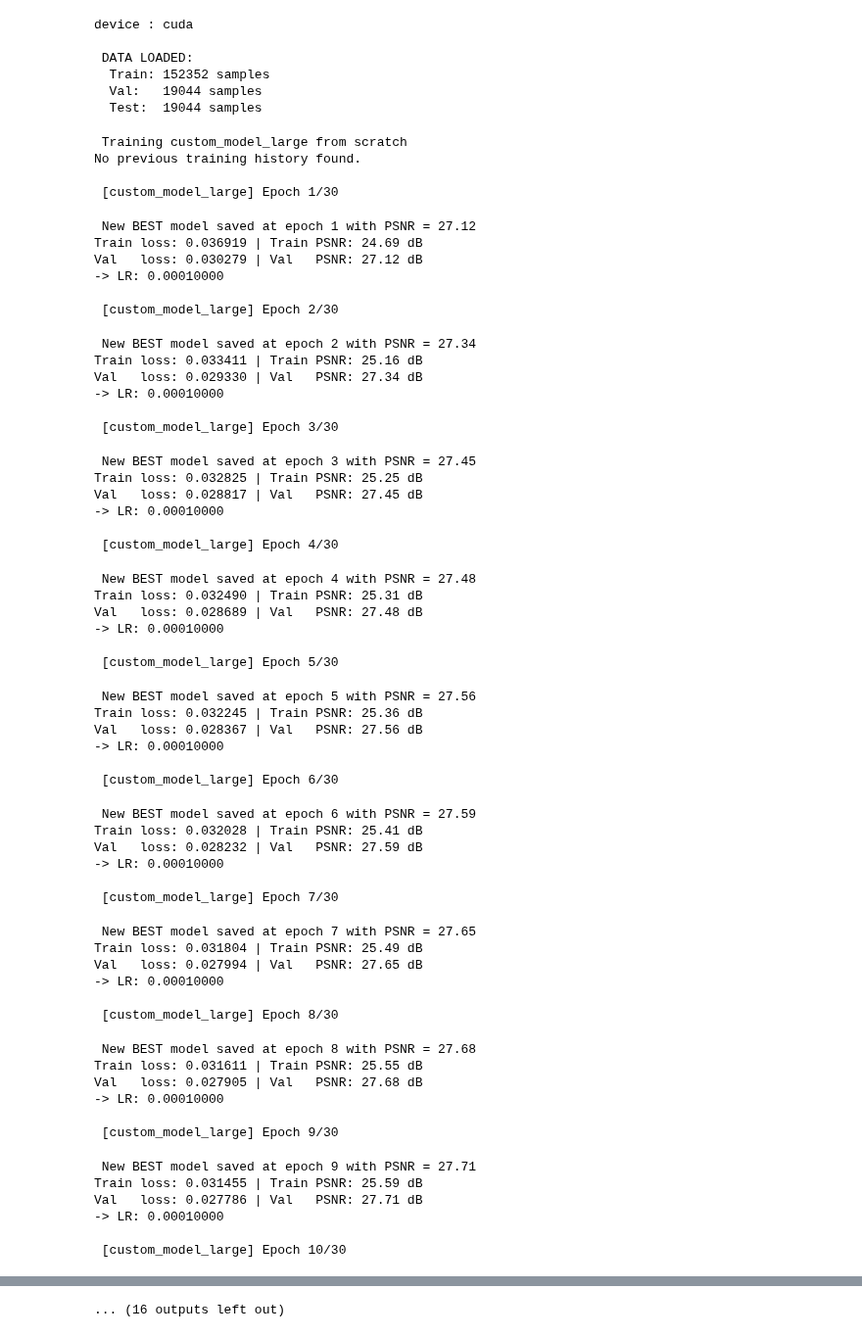
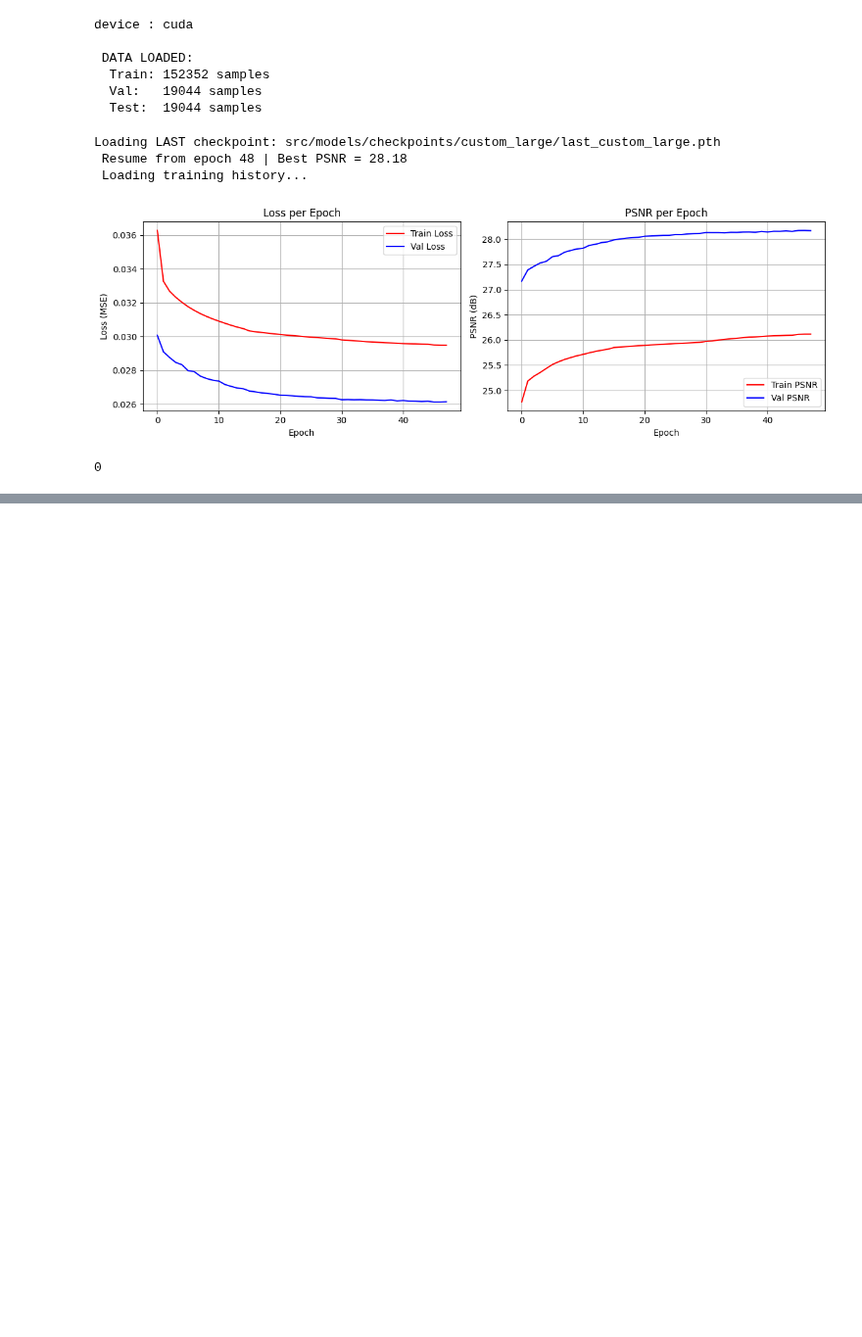
Before and after one commit to NadiYasser/Satellite_Super_Resulotion0, a Jupyter notebook: notebooks/said/large_said.ipynb, the cells around one changed output, grey strips where cells are left out. Shown at 98% size. Saved outputs shown, nothing was run; the diff lists cells and outputs as text; code cells hidden in the pictures; blank space fills up the shorter version.

```diff
--- a/notebooks/said/large_said.ipynb
+++ b/notebooks/said/large_said.ipynb
@@ -36,7 +36,7 @@ use_aug        = CONFIG["training"].get("use_augmentation", True)
 # HYPERPARAMS FROM CONFIG
 lr              = 0.0001 #CONFIG["training"]["lr"]
 weight_decay    = 0
-num_epochs      = 50 #CONFIG["training"]["epochs"]
+num_epochs      = 30 #CONFIG["training"]["epochs"]
 step_size       = 30 #CONFIG["training"]["scheduler_step_size"]
 gamma           = 0.5 #CONFIG["training"]["scheduler_gamma"]
 
@@ -50,7 +50,9 @@ train_loader, val_loader, test_loader = create_loaders(
     use_augmentation=use_aug
 )
 
-model_large = Custom_model(n_HF_blocks=8,n_MS_blocks=2,n_LF_blocks=16).to(device)
+# model_large = Custom_model(n_HF_blocks=8,n_MS_blocks=2,n_LF_blocks=16).to(device)
+model_large = Custom_model(n_HF_blocks=12,n_MS_blocks=4,n_LF_blocks=20).to(device)
+
 
 criterion = nn.L1Loss()
 optimizer = optim.Adam(model_large.parameters(), lr=lr, betas=(0.9, 0.999), weight_decay=weight_decay)
@@ -67,81 +69,28 @@ device : cuda
   Val:   19044 samples
   Test:  19044 samples
 # %%
-num_epochs=30
+num_epochs=0
 train_model_sr(
     model=model_large,
     model_name="custom_model_large",
     train_loader=train_loader,
     val_loader=val_loader,
     device=device,
     criterion=criterion,
     optimizer=optimizer,
     scheduler=scheduler,
     num_epochs=num_epochs,
     scale_factor=4,
     model_requires_upscale=False,
     best_model_path=best_model_path,
     last_model_path=last_model_path,
-    mode="scratch",
+    mode="resume",
     history_path=history_path,
     use_amp=True
 )
 # %% [output]
- Training custom_model_large from scratch
-No previous training history found.
-
- [custom_model_large] Epoch 1/30
+Loading LAST checkpoint: src/models/checkpoints/custom_large/last_custom_large.pth
+ Resume from epoch 48 | Best PSNR = 28.18
+ Loading training history...
+[figure, added]
- New BEST model saved at epoch 1 with PSNR = 27.12
-Train loss: 0.036919 | Train PSNR: 24.69 dB
-Val   loss: 0.030279 | Val   PSNR: 27.12 dB
--> LR: 0.00010000
-
- [custom_model_large] Epoch 2/30
+0
- New BEST model saved at epoch 2 with PSNR = 27.34
-Train loss: 0.033411 | Train PSNR: 25.16 dB
-Val   loss: 0.029330 | Val   PSNR: 27.34 dB
--> LR: 0.00010000
-
- [custom_model_large] Epoch 3/30
- New BEST model saved at epoch 3 with PSNR = 27.45
-Train loss: 0.032825 | Train PSNR: 25.25 dB
-Val   loss: 0.028817 | Val   PSNR: 27.45 dB
--> LR: 0.00010000
-
- [custom_model_large] Epoch 4/30
- New BEST model saved at epoch 4 with PSNR = 27.48
-Train loss: 0.032490 | Train PSNR: 25.31 dB
-Val   loss: 0.028689 | Val   PSNR: 27.48 dB
--> LR: 0.00010000
-
- [custom_model_large] Epoch 5/30
- New BEST model saved at epoch 5 with PSNR = 27.56
-Train loss: 0.032245 | Train PSNR: 25.36 dB
-Val   loss: 0.028367 | Val   PSNR: 27.56 dB
--> LR: 0.00010000
-
- [custom_model_large] Epoch 6/30
- New BEST model saved at epoch 6 with PSNR = 27.59
-Train loss: 0.032028 | Train PSNR: 25.41 dB
-Val   loss: 0.028232 | Val   PSNR: 27.59 dB
--> LR: 0.00010000
-
- [custom_model_large] Epoch 7/30
- New BEST model saved at epoch 7 with PSNR = 27.65
-Train loss: 0.031804 | Train PSNR: 25.49 dB
-Val   loss: 0.027994 | Val   PSNR: 27.65 dB
--> LR: 0.00010000
-
- [custom_model_large] Epoch 8/30
- New BEST model saved at epoch 8 with PSNR = 27.68
-Train loss: 0.031611 | Train PSNR: 25.55 dB
-Val   loss: 0.027905 | Val   PSNR: 27.68 dB
--> LR: 0.00010000
-
- [custom_model_large] Epoch 9/30
- New BEST model saved at epoch 9 with PSNR = 27.71
-Train loss: 0.031455 | Train PSNR: 25.59 dB
-Val   loss: 0.027786 | Val   PSNR: 27.71 dB
--> LR: 0.00010000
-
- [custom_model_large] Epoch 10/30
@@ -160 +96,0 @@ Val   loss: 0.027554 | Val   PSNR: 27.77 dB
-... (16 outputs left out)
```
Also changed, not shown: parts of 1 cell of this notebook, 1 other file.
